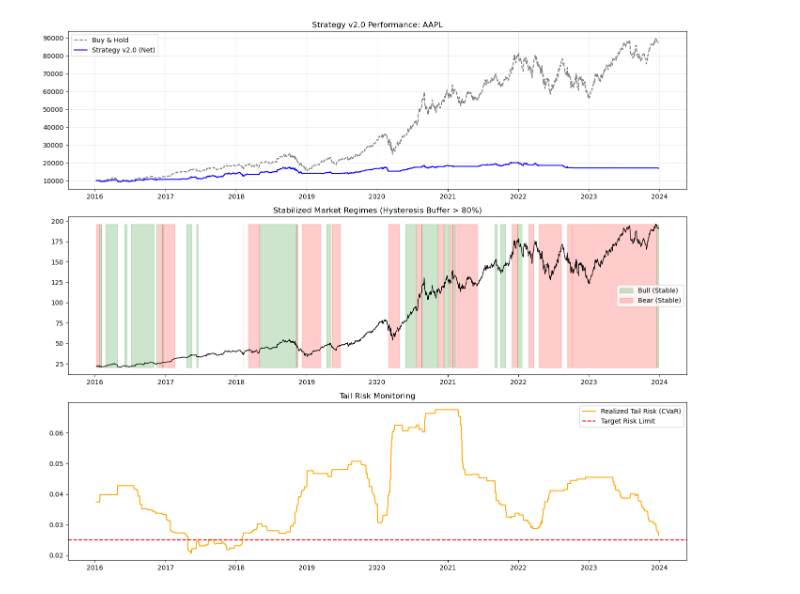
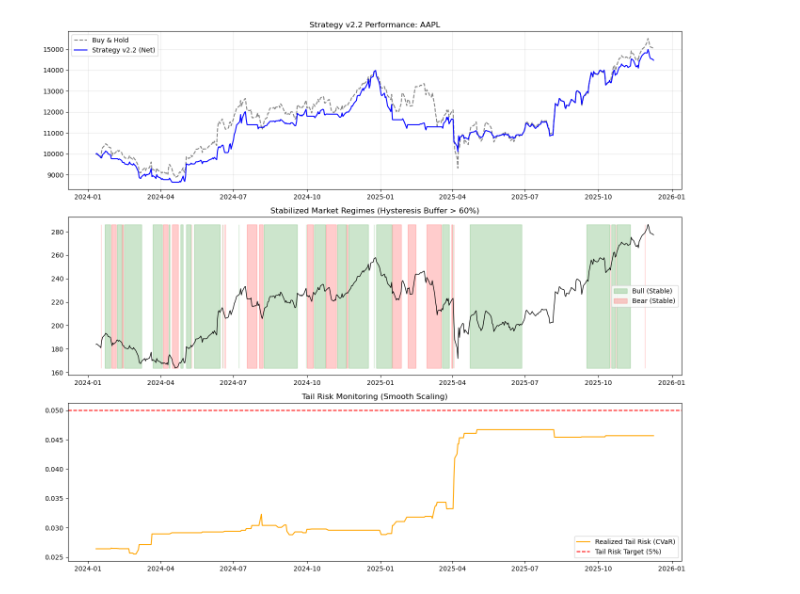
Before and after one commit to gitmichaelqiu/TradingStrategy, a Jupyter notebook: AdaptiveRegimeStrategy.ipynb, the cells around one changed output. Saved outputs shown, nothing was run; the diff lists cells and outputs as text; code cells hidden in the pictures.

Commit message:
Reduce intervention

```diff
--- a/AdaptiveRegimeStrategy.ipynb
+++ b/AdaptiveRegimeStrategy.ipynb
@@ -431,8 +435,8 @@ class AdaptiveRegimeStrategy(Strategy):
 if __name__ == "__main__":
     # Configuration
     TICKER = "AAPL"
-    START = "2016-01-01" # Testing a longer period
-    END = "2024-01-01"
+    START = "2024-01-01" # Testing a longer period
+    END = "2025-12-10"
 
     # Instantiate
     strategy = AdaptiveRegimeStrategy(TICKER, START, END)
@@ -597,11 +648,13 @@ class RegimeIdentifier:
         self.n_components = n_components
         self.is_fitted = False
 
-    def fit_predict_robust(self, df, external_data=None, min_window=252, step=20, prob_threshold=0.80):
+    def fit_predict_robust(self, df, external_data=None, min_window=252, step=20, prob_threshold=0.60):
         """
         Expanding Window GMM with:
         1. Multi-Asset Features (VIX, TNX)
         2. Hysteresis (Stability Buffer): Only switch if prob > threshold.
+
+        Update: Lowered default threshold to 0.60 to reduce lag while maintaining stability.
         """
         data = df.copy().dropna()
 
@@ -614,9 +667,9 @@ class RegimeIdentifier:
         if external_data is not None:
             # Join external data
             data = data.join(external_data, how='inner')
-            # Assuming external data is already stationary/processed or raw levels
-            # For VIX/TNX, raw levels or pct_change can be used. Using smoothed levels here.
+            # Use smoothed versions for GMM
             for col in external_data.columns:
+                # IMPORTANT: External data must be stationary (Returns/Diffs), not raw levels
                 data[f'{col}_Smoothed'] = data[col].rolling(window=5).mean()
                 feature_cols.append(f'{col}_Smoothed')
 
@@ -664,7 +717,6 @@ class RegimeIdentifier:
             sorted_clusters = cluster_stats.sort_values().index
 
             # Mapping: 0=Bear, 1=Sideways, 2=Bull (Indices of sorted_clusters)
-            # We want to map ClusterID to -1, 0, 1
             cluster_to_label = {
                 sorted_clusters[0]: -1, # Bear
                 sorted_clusters[1]: 0,  # Sideways
@@ -679,10 +731,6 @@ class RegimeIdentifier:
             for i in range(len(probs)):
                 day_probs = probs[i] # [Prob_Cluster0, Prob_Cluster1, Prob_Cluster2]
 
-                # We need to map these cluster probs to Label probs (Bear/Sideways/Bull)
-                # Since mapping is 1-to-1, we can find the prob of the cluster corresponding to each label
-
-                # Find which cluster corresponds to each label
                 # Invert the mapping: Label -> Cluster
                 label_to_cluster = {v: k for k, v in cluster_to_label.items()}
 
@@ -690,23 +738,14 @@ class RegimeIdentifier:
                 prob_sideways = day_probs[label_to_cluster[0]]
                 prob_bull = day_probs[label_to_cluster[1]]
 
-                # Determine candidate
-                # This is a bit simplified: we check if the candidate with max prob exceeds threshold
-                # Or specifically check if "New Candidate" > threshold.
-
                 mapped_probs = {-1: prob_bear, 0: prob_sideways, 1: prob_bull}
                 best_candidate = max(mapped_probs, key=mapped_probs.get)
 
                 # HYSTERESIS LOGIC:
-                # If the best candidate is different from current, check threshold
                 if best_candidate != current_regime_label:
                     if mapped_probs[best_candidate] > prob_threshold:
                         current_regime_label = best_candidate
                     # Else: Keep current_regime_label (Buffer)
-                else:
-                    # Logic: Even if prob drops below 0.8, if no other rises above 0.8, stay?
-                    # Standard logic: Stay unless another crosses threshold.
-                    pass
 
                 chunk_preds.append(current_regime_label)
 
@@ -754,6 +793,8 @@ class Strategy(ABC):
             self.vix = yf.download("^VIX", start=warmup_start_str, end=self.end_date, progress=False, auto_adjust=False)
             if isinstance(self.vix.columns, pd.MultiIndex): self.vix.columns = self.vix.columns.get_level_values(0)
             self.vix = self.vix[['Close']].rename(columns={'Close': 'VIX'})
+            # Update: Calculate returns/change for Stationarity
+            self.vix = self.vix.pct_change() # Use % change in VIX
         except:
             print("Warning: Could not fetch VIX.")
 
@@ -762,6 +803,8 @@ class Strategy(ABC):
             self.tnx = yf.download("^TNX", start=warmup_start_str, end=self.end_date, progress=False, auto_adjust=False)
             if isinstance(self.tnx.columns, pd.MultiIndex): self.tnx.columns = self.tnx.columns.get_level_values(0)
             self.tnx = self.tnx[['Close']].rename(columns={'Close': 'TNX'})
+            # Update: Calculate returns/change for Stationarity
+            self.tnx = self.tnx.pct_change() # Use % change in Yields
         except:
             print("Warning: Could not fetch TNX.")
 
@@ -809,7 +852,7 @@ class Strategy(ABC):
         sharpe = (daily_excess.mean() / daily_excess.std()) * np.sqrt(252)
         max_drawdown = df['Drawdown'].min()
 
-        print(f"\n--- Strategy v2.0 Performance: {self.ticker} ---")
+        print(f"\n--- Strategy v2.1 Performance: {self.ticker} ---")
         print(f"Total Return:   {total_return:.2%}")
         print(f"Sharpe Ratio:   {sharpe:.2f}")
         print(f"Max Drawdown:   {max_drawdown:.2%}")
@@ -839,13 +882,14 @@ class AdaptiveRegimeStrategyV2(Strategy):
         external_df = pd.DataFrame(index=self.data.index)
         if self.vix is not None:
             external_df = external_df.join(self.vix, how='inner')
-        if self.tnx is not None:
-            external_df = external_df.join(self.tnx, how='inner')
+        # NOTE: Removing TNX from GMM to reduce noise as per V2.2 fix
+        # if self.tnx is not None:
+        #     external_df = external_df.join(self.tnx, how='inner')
 
         print("2. Detecting Regimes (Multi-Asset + Hysteresis)...")
         regime_engine = RegimeIdentifier()
-        # prob_threshold=0.8 for Hysteresis
-        self.data = regime_engine.fit_predict_robust(self.data, external_data=external_df, prob_threshold=0.80)
+        # Update: Lowered Hysteresis Threshold to 0.60
+        self.data = regime_engine.fit_predict_robust(self.data, external_data=external_df, prob_threshold=0.60)
 
         # 3. Logic Application
         self.data['Signal'] = 0
@@ -866,18 +910,25 @@ class AdaptiveRegimeStrategyV2(Strategy):
         strong_trend = (self.data['Regime_Label'] == 0) & (self.data['FracDiff'] > 1e-4) & (self.data['RSI'] < 80)
         self.data.loc[strong_trend, 'Signal'] = 1
 
-        # 4. Advanced Risk Management: CVaR Sizing
-        # Target Risk: We accept a Tail Loss (CVaR) of 2% per day maximum.
-        # If current CVaR is 4%, we halve position. If CVaR is 1%, we can leverage 2x.
-        target_cvar_limit = 0.025 # 2.5% max expected tail loss
+        # 4. Hybrid Risk Sizing (Vol Target w/ CVaR Cap)
+        # Restore Volatility Targeting as primary driver (proven in v1)
+        target_vol = 0.15 / np.sqrt(252)
+        self.data['Vol_Scaler'] = target_vol / self.data['Volatility']
 
+        # Update V2.2: Smooth CVaR Scaler (No Hard Step)
+        # Relaxed Tail Risk Limit to 0.05 (5%)
+        tail_risk_limit = 0.05
         # Avoid division by zero
         safe_cvar = self.data['CVaR'].replace(0, 0.01)
 
-        self.data['Risk_Scaler'] = target_cvar_limit / safe_cvar
-        self.data['Risk_Scaler'] = self.data['Risk_Scaler'].clip(upper=1.5) # Max leverage 1.5x
+        # Smooth scaling: If CVaR is 0.10 (10%), Scaler = 0.05/0.10 = 0.5x
+        self.data['CVaR_Scaler'] = tail_risk_limit / safe_cvar
 
-        self.data['Signal'] = self.data['Signal'] * self.data['Risk_Scaler']
+        # Final Scaler is Min of (VolTarget, CVaR_Scaler), capped at 1.5x
+        self.data['Final_Scaler'] = np.minimum(self.data['Vol_Scaler'], self.data['CVaR_Scaler'])
+        self.data['Final_Scaler'] = self.data['Final_Scaler'].clip(upper=1.5)
+
+        self.data['Signal'] = self.data['Signal'] * self.data['Final_Scaler']
 
         print("Signals Generated.")
 
@@ -885,8 +936,8 @@ class AdaptiveRegimeStrategyV2(Strategy):
         plt.figure(figsize=(14, 12))
         ax1 = plt.subplot(3, 1, 1)
         ax1.plot(self.results['Cumulative_Market'], color='gray', linestyle='--', label='Buy & Hold')
-        ax1.plot(self.results['Cumulative_Strategy'], color='blue', label='Strategy v2.0 (Net)')
-        ax1.set_title(f"Strategy v2.0 Performance: {self.ticker}")
+        ax1.plot(self.results['Cumulative_Strategy'], color='blue', label='Strategy v2.2 (Net)')
+        ax1.set_title(f"Strategy v2.2 Performance: {self.ticker}")
         ax1.legend()
         ax1.grid(True, alpha=0.3)
 
@@ -901,13 +952,13 @@ class AdaptiveRegimeStrategyV2(Strategy):
         ax2.plot(plot_data['Adj Close'], color='black', linewidth=1)
         ax2.fill_between(plot_data.index, y_min, y_max, where=bull, color='green', alpha=0.2, label='Bull (Stable)')
         ax2.fill_between(plot_data.index, y_min, y_max, where=bear, color='red', alpha=0.2, label='Bear (Stable)')
-        ax2.set_title("Stabilized Market Regimes (Hysteresis Buffer > 80%)")
+        ax2.set_title("Stabilized Market Regimes (Hysteresis Buffer > 60%)")
         ax2.legend()
 
         ax3 = plt.subplot(3, 1, 3, sharex=ax1)
         ax3.plot(self.data.loc[self.results.index, 'CVaR'], color='orange', label='Realized Tail Risk (CVaR)')
-        ax3.axhline(0.025, color='red', linestyle='--', label='Target Risk Limit')
-        ax3.set_title("Tail Risk Monitoring")
+        ax3.axhline(0.05, color='red', linestyle='--', label='Tail Risk Target (5%)')
+        ax3.set_title("Tail Risk Monitoring (Smooth Scaling)")
         ax3.legend()
 
         plt.tight_layout()
@@ -919,8 +970,8 @@ class AdaptiveRegimeStrategyV2(Strategy):
 
 if __name__ == "__main__":
     TICKER = "AAPL"
-    START = "2016-01-01" # Testing a longer period
-    END = "2024-01-01"
+    START = "2024-01-01" # Testing a longer period
+    END = "2025-12-10"
 
     strategy = AdaptiveRegimeStrategyV2(TICKER, START, END)
 
@@ -931,7 +982,7 @@ if __name__ == "__main__":
         strategy.run_backtest(transaction_cost=0.0005, rebalance_threshold=0.1)
         strategy.performance_metrics()
 
-        print("\nPlotting v2.0 results...")
+        print("\nPlotting v2.2 results...")
         strategy.plot_results()
 
     except Exception as e:
@@ -954 +1005 @@ Plotting v2.0 results...
-[figure, old version]
+[figure, new version]
```
Also changed, not shown: parts of 6 cells of this notebook.
